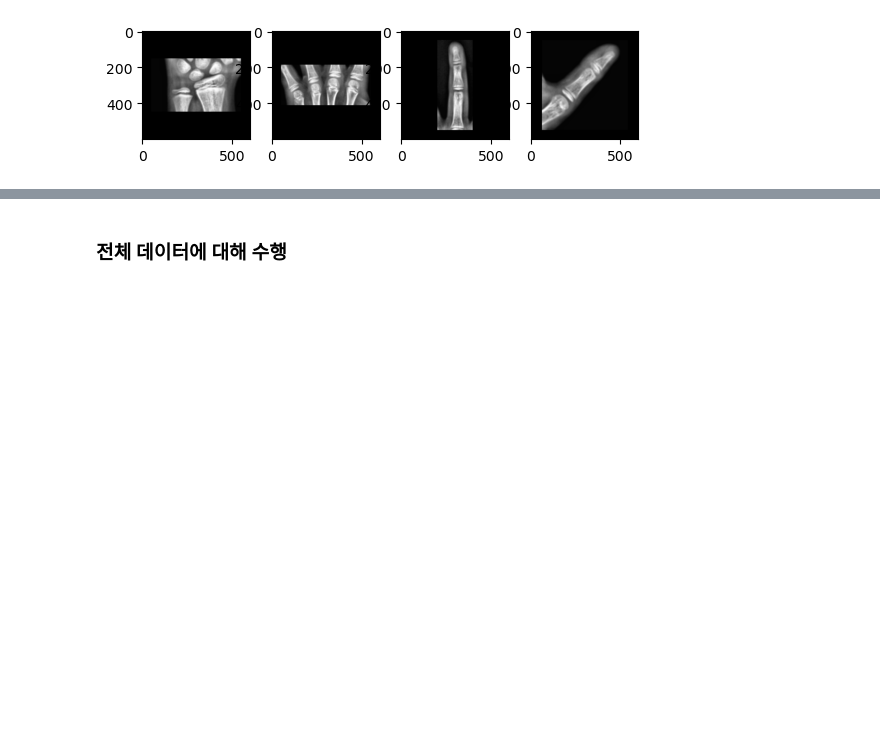
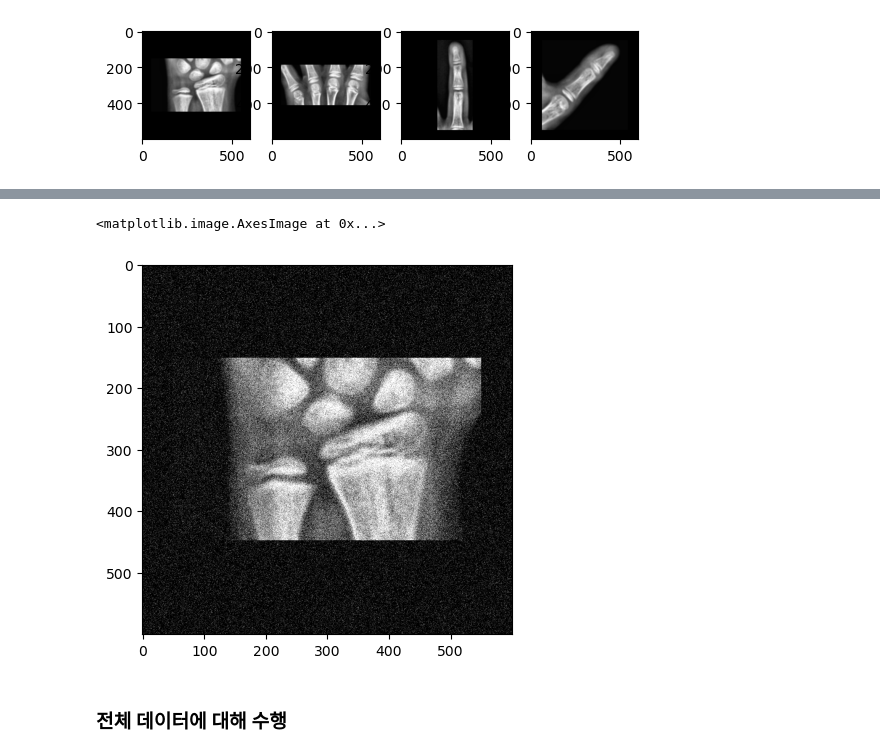
Before and after one commit to Junoflows/BoneAge_Project, a Jupyter notebook: image_roi.ipynb, the cells around one changed output, grey strips where cells are left out. Cells and saved outputs as stored; diff of their text form; code cells hidden in the pictures; blank space fills up the shorter version.

```diff
--- a/image_roi.ipynb
+++ b/image_roi.ipynb
@@ -378,3 +392,13 @@ plt.imshow(combined_image_rot, 'gray')
+# %%
+# data augmentation - add noise
+sigma = np.random.randint(10, 50)
+row, col = optimized_imgs[0].shape
+gaussian = np.random.normal(0, sigma, (row, col))
+noisy_image = np.clip(optimized_imgs[0] + gaussian, 0, 255).astype(np.uint32)
+plt.imshow(noisy_image, 'gray')
+# %% [output]
+<matplotlib.image.AxesImage at 0x...>
+[figure, added]
 # %% [markdown]
 ### 전체 데이터에 대해 수행
 # %%
```
Also changed, not shown: parts of 8 cells of this notebook.
